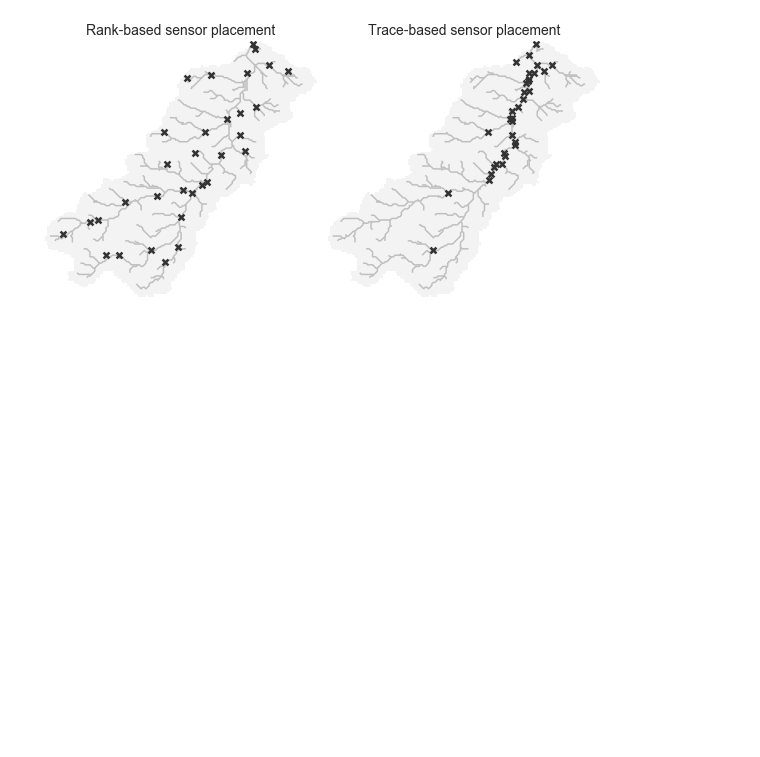
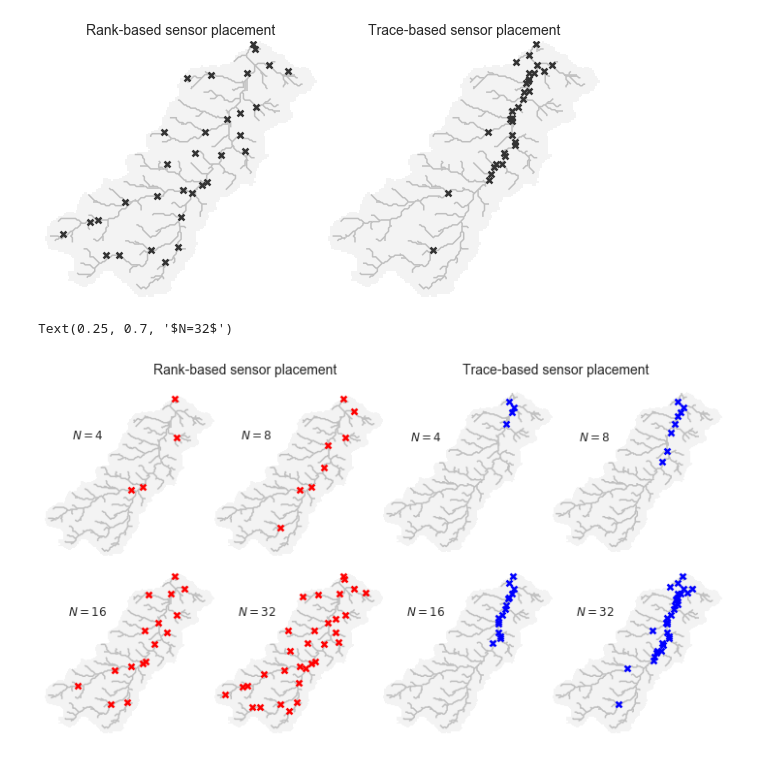
Before and after one commit to kLabUM/sensor-placement, a Jupyter notebook: notebooks/advection_diffusion_all_placements.ipynb, the cells around one changed output. Drawn from its saved outputs; the diff is of its cells as text; code cells hidden in the pictures; blank space fills up the shorter version.

Commit message:
Update all placements figure

```diff
--- a/notebooks/advection_diffusion_all_placements.ipynb
+++ b/notebooks/advection_diffusion_all_placements.ipynb
@@ -161,3 +161,74 @@ ax[1].set_title('Trace-based sensor placement', size=14)
 plt.tight_layout()
 # %% [output]
 [figure]
+# %%
+fig, ax = plt.subplots(2, 4, figsize=(10, 6))
+
+segs = [np.asarray(branch['geometry']['coordinates']) for branch in geom['features']]
+
+for i in range(8):
+    ax.flat[i].set_facecolor('w')
+    ax.flat[i].set_alpha(0)
+    ax.flat[i].xaxis.set_ticklabels([])
+    ax.flat[i].yaxis.set_ticklabels([])
+    ax.flat[i].imshow(np.where(grid.view('catch'), 1, np.nan), zorder=1, cmap='Greys',
+                 vmin=0, vmax=6, extent=grid.extent, alpha=0.5)
+    line_segments = LineCollection(segs, color='0.75', linewidths=1.5)
+    im = ax.flat[i].add_collection(line_segments)
+    ax.flat[i].autoscale()
+
+coords = np.asarray([geom['features'][j]['geometry']['coordinates'][0]
+                     for j in sr[:4]])
+ax[0,0].scatter(coords[:,0], coords[:,1], zorder=5,
+                   marker='x', c='r', s=35, edgecolor='0.1', linewidth=2.5)
+coords = np.asarray([geom['features'][j]['geometry']['coordinates'][0]
+                     for j in sr[:8]])
+ax[0,1].scatter(coords[:,0], coords[:,1], zorder=5,
+                   marker='x', c='r', s=35, edgecolor='0.1', linewidth=2.5)
+coords = np.asarray([geom['features'][j]['geometry']['coordinates'][0]
+                     for j in sr[:16]])
+ax[1,0].scatter(coords[:,0], coords[:,1], zorder=5,
+                   marker='x', c='r', s=35, edgecolor='0.1', linewidth=2.5)
+coords = np.asarray([geom['features'][j]['geometry']['coordinates'][0]
+                     for j in sr[:32]])
+ax[1,1].scatter(coords[:,0], coords[:,1], zorder=5,
+                   marker='x', c='r', s=35, edgecolor='0.1', linewidth=2.5)
+
+coords = np.asarray([geom['features'][j]['geometry']['coordinates'][0]
+                     for j in st[:4]])
+ax[0,2].scatter(coords[:,0], coords[:,1], zorder=5,
+                   marker='x', c='b', s=35, edgecolor='0.1', linewidth=2.5)
+coords = np.asarray([geom['features'][j]['geometry']['coordinates'][0]
+                     for j in st[:8]])
+ax[0,3].scatter(coords[:,0], coords[:,1], zorder=5,
+                   marker='x', c='b', s=35, edgecolor='0.1', linewidth=2.5)
+coords = np.asarray([geom['features'][j]['geometry']['coordinates'][0]
+                     for j in st[:16]])
+ax[1,2].scatter(coords[:,0], coords[:,1], zorder=5,
+                   marker='x', c='b', s=35, edgecolor='0.1', linewidth=2.5)
+coords = np.asarray([geom['features'][j]['geometry']['coordinates'][0]
+                     for j in st[:32]])
+ax[1,3].scatter(coords[:,0], coords[:,1], zorder=5,
+                   marker='x', c='b', s=35, edgecolor='0.1', linewidth=2.5)
+
+#ax[0].set_title('Rank-based sensor placement', size=14)
+#ax[1].set_title('Trace-based sensor placement', size=14)
+
+plt.tight_layout()
+plt.subplots_adjust(wspace=0.0, hspace=-0.2)
+
+plt.annotate('Rank-based sensor placement', (0.3, 0.95), xycoords='figure fraction', ha='center', size=14)
+plt.annotate('Trace-based sensor placement', (0.75, 0.95), xycoords='figure fraction', ha='center', size=14)
+
+ax[0,0].annotate(r'$N=4$', (0.25, 0.7), xycoords='axes fraction', ha='center', size=12)
+ax[0,1].annotate(r'$N=8$', (0.25, 0.7), xycoords='axes fraction', ha='center', size=12)
+ax[1,0].annotate(r'$N=16$', (0.25, 0.7), xycoords='axes fraction', ha='center', size=12)
+ax[1,1].annotate(r'$N=32$', (0.25, 0.7), xycoords='axes fraction', ha='center', size=12)
+
+ax[0,2].annotate(r'$N=4$', (0.25, 0.7), xycoords='axes fraction', ha='center', size=12)
+ax[0,3].annotate(r'$N=8$', (0.25, 0.7), xycoords='axes fraction', ha='center', size=12)
+ax[1,2].annotate(r'$N=16$', (0.25, 0.7), xycoords='axes fraction', ha='center', size=12)
+ax[1,3].annotate(r'$N=32$', (0.25, 0.7), xycoords='axes fraction', ha='center', size=12)
+# %% [output]
+Text(0.25, 0.7, '$N=32$')
+[figure, added]
```
Also changed, not shown: parts of 1 cell of this notebook.
